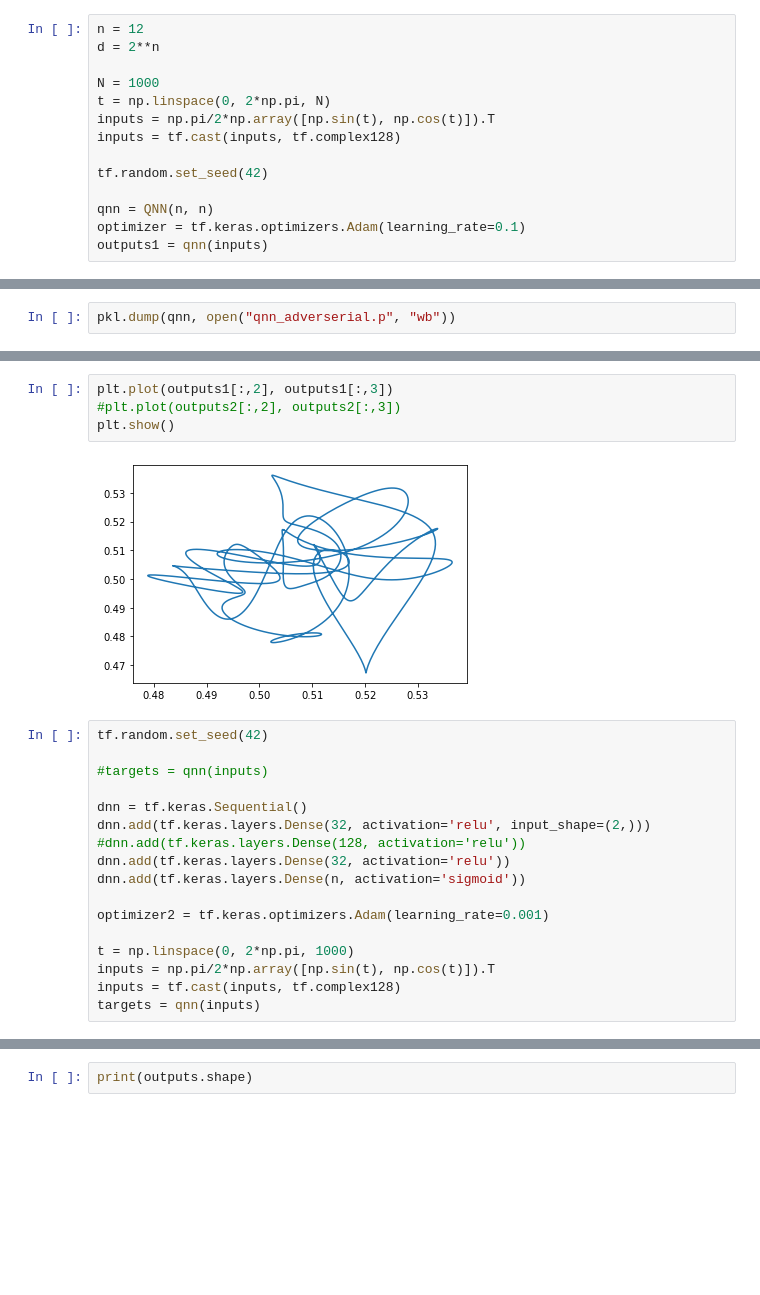
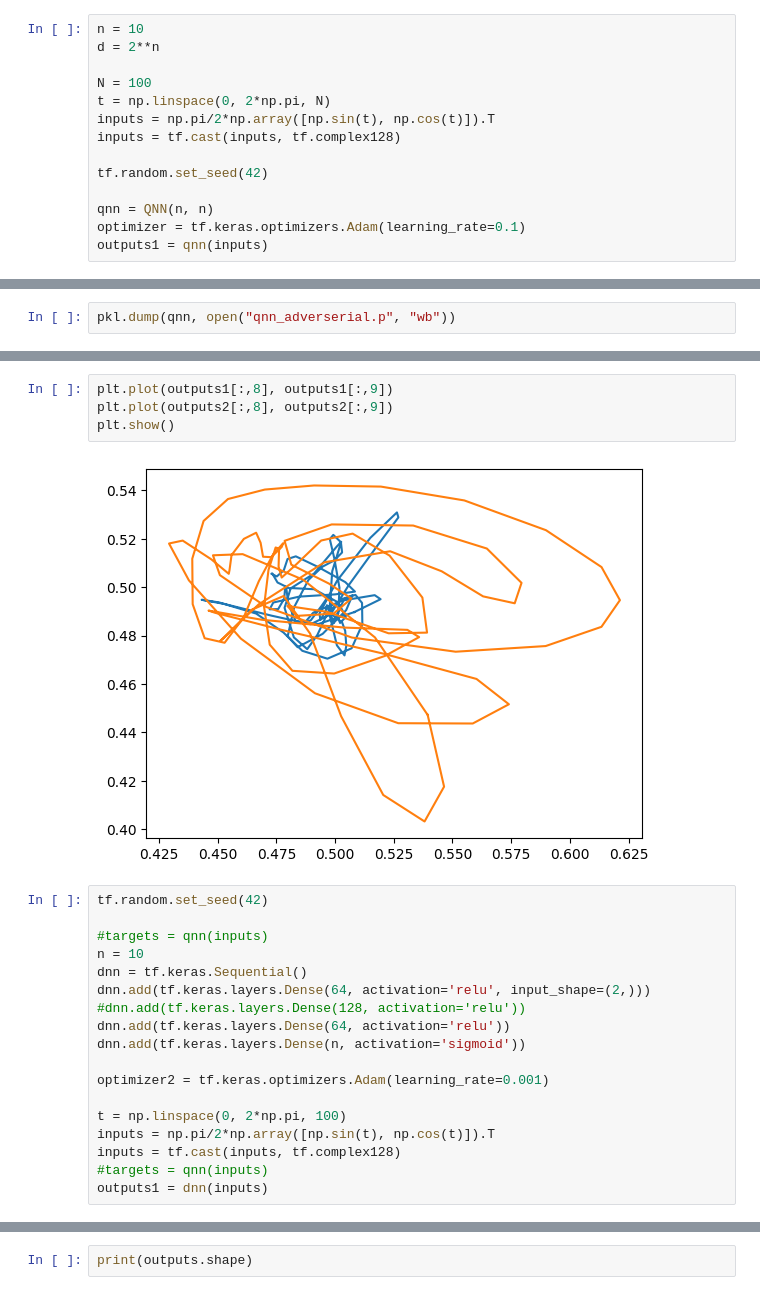
Before and after one commit to KristianWold/experimental-quantum-spectrum, a Jupyter notebook: notebooks/old/QNN Expressivity Optimized.ipynb, the cells around one changed output, grey strips where cells are left out. Saved outputs shown, nothing was run; the diff lists cells and outputs as text; blank space fills up the shorter version.

```diff
--- a/notebooks/old/QNN Expressivity Optimized.ipynb
+++ b/notebooks/old/QNN Expressivity Optimized.ipynb
@@ -415,10 +472,10 @@ class Rx(Gate):
 # %% [markdown]
 ## Multidim Trajectory Length
 # %%
-n = 12
+n = 10
 d = 2**n
 
-N = 1000
+N = 100
 t = np.linspace(0, 2*np.pi, N)
 inputs = np.pi/2*np.array([np.sin(t), np.cos(t)]).T
 inputs = tf.cast(inputs, tf.complex128)
@@ -464,24 +536,25 @@ pkl.dump(qnn, open("qnn_adverserial.p", "wb"))
 # %%
-plt.plot(outputs1[:,2], outputs1[:,3])
-#plt.plot(outputs2[:,2], outputs2[:,3])
+plt.plot(outputs1[:,8], outputs1[:,9])
+plt.plot(outputs2[:,8], outputs2[:,9])
 plt.show()
 # %% [output]
-[figure, old version]
+[figure, new version]
 # %%
 tf.random.set_seed(42)
 
 #targets = qnn(inputs)
-
+n = 10
 dnn = tf.keras.Sequential()
-dnn.add(tf.keras.layers.Dense(32, activation='relu', input_shape=(2,)))
+dnn.add(tf.keras.layers.Dense(64, activation='relu', input_shape=(2,)))
 #dnn.add(tf.keras.layers.Dense(128, activation='relu'))
-dnn.add(tf.keras.layers.Dense(32, activation='relu'))
+dnn.add(tf.keras.layers.Dense(64, activation='relu'))
 dnn.add(tf.keras.layers.Dense(n, activation='sigmoid'))
 
 optimizer2 = tf.keras.optimizers.Adam(learning_rate=0.001)
 
-t = np.linspace(0, 2*np.pi, 1000)
+t = np.linspace(0, 2*np.pi, 100)
 inputs = np.pi/2*np.array([np.sin(t), np.cos(t)]).T
 inputs = tf.cast(inputs, tf.complex128)
-targets = qnn(inputs)
+#targets = qnn(inputs)
+outputs1 = dnn(inputs)
 # %%
```
Also changed, not shown: parts of 6 cells of this notebook, 9 other files.
